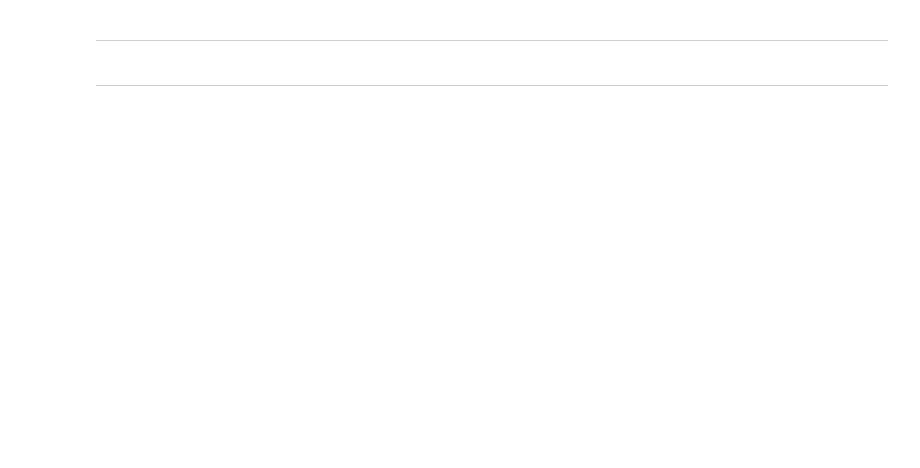
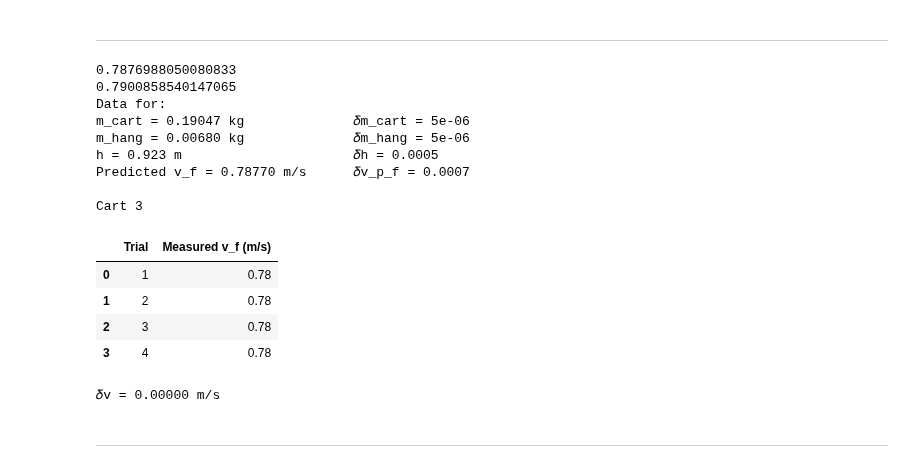
Before and after one commit to brash99/PhysicsLabs, a Jupyter notebook: PHYS201L/JupyterNotebooks/Lab5/NewData_Lab5.ipynb, the cells around one changed output. Cells and saved outputs as stored; diff of their text form; code cells hidden in the pictures; blank space fills up the shorter version.

Commit message:
worked through lab5 with new data

```diff
--- a/PHYS201L/JupyterNotebooks/Lab5/NewData_Lab5.ipynb
+++ b/PHYS201L/JupyterNotebooks/Lab5/NewData_Lab5.ipynb
@@ -376,48 +402,69 @@ df3['Trial'] = df3['Trial'].astype(int)
 #### Enter Raw Data Here!!!!!!!!!!!!!! ####
 
 # Mass of the cart (kg) and its uncertainty
-m_cart = 0.18995
+m_cart = 0.19047
 delta_m_cart = 5e-06
 
 # Mass of hanging mass (kg) and its uncertainty
-m_hang = 0.00965
+m_hang = 0.00680
 delta_m_hang = 5e-06
 
 # Height of the spring (m) and its uncertainty
-h = 0.820
+h = 0.923
 delta_h = 0.0005
 
 # Predicted Final Velocity (m/s) and its uncertainty
-v_p = 0.9367
+
+v_p = 3*np.sqrt((2*m_hang)/(m_hang+m_cart))
+
+print(3*np.sqrt((2*m_hang)/(m_hang+m_cart)))
+print(np.sqrt((2*m_hang*9.81*h)/(m_hang+m_cart)))
+
 delta_v_p = 0.0007081
 
 # Enter the measured values of v_f (m/s)
-df3['Measured v_f (m/s)'] = [0.83,0.85,0.82,0.83]
+df3['Measured v_f (m/s)'] = [0.78,0.78,0.78,0.78]
 
 ###########################################
 
 
 # calculates the mass of the cart with the mass of the hanger and its uncertainty
 m_total = m_cart + m_hang
 delta_m_total = np.sqrt(2) * delta_m_cart
 
 # Calculates the uncertainty of the velocity using standard deviation
 uncertainty_v = np.std(df3['Measured v_f (m/s)'])
 
 # prints out the cart data
 print("Data for: ")
 print("m_cart = %0.5f kg              𝛿m_cart = %g" % (m_cart, delta_m_cart))
 print("m_hang = %0.5f kg              𝛿m_hang = %g" % (m_hang,delta_m_hang))
 print("h = %0.3f m                      𝛿h = %0.4f" % (h,delta_h))
 print("Predicted v_f = %0.5f m/s      𝛿v_p_f = %0.4f" % (v_p,delta_v_p))
 print("")
 
 # Display the dataframe
 from IPython.display import display
 print ("Cart 3")
 display(df3)
 # Print statements for uncertainty of final velocity
 print("𝛿v = %0.5f m/s" % (uncertainty_v))
+# %% [output]
+0.7876988050080833
+0.7900858540147065
+Data for:
+m_cart = 0.19047 kg              𝛿m_cart = 5e-06
+m_hang = 0.00680 kg              𝛿m_hang = 5e-06
+h = 0.923 m                      𝛿h = 0.0005
+Predicted v_f = 0.78770 m/s      𝛿v_p_f = 0.0007
+
+Cart 3
+|  | Trial | Measured v_f (m/s) |
+| 0 | 1 | 0.78 |
+| 1 | 2 | 0.78 |
+| 2 | 3 | 0.78 |
+| 3 | 4 | 0.78 |
+𝛿v = 0.00000 m/s
 # %% [markdown]
 ***
 # %%
```
Also changed, not shown: parts of 8 cells of this notebook.
